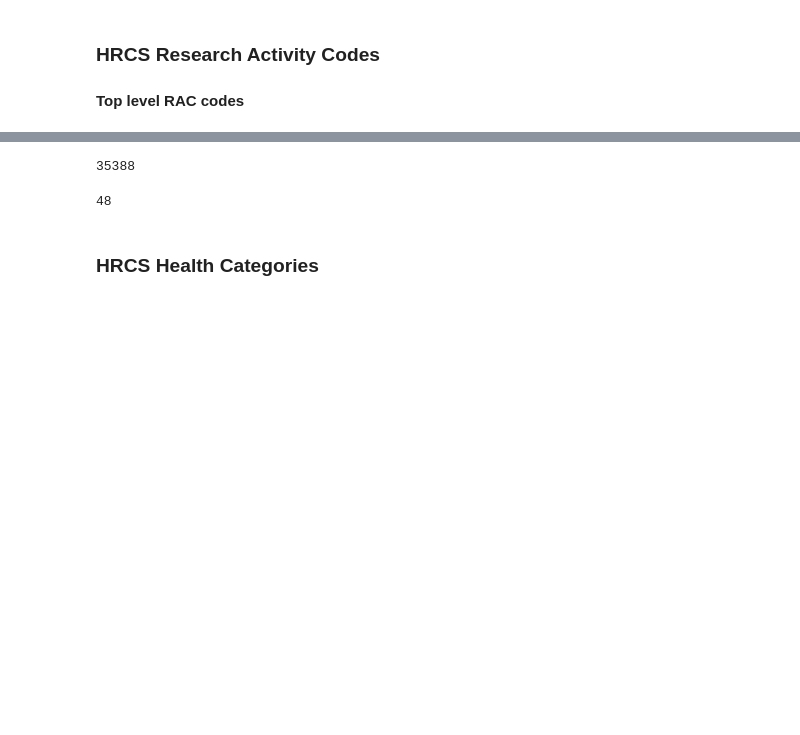
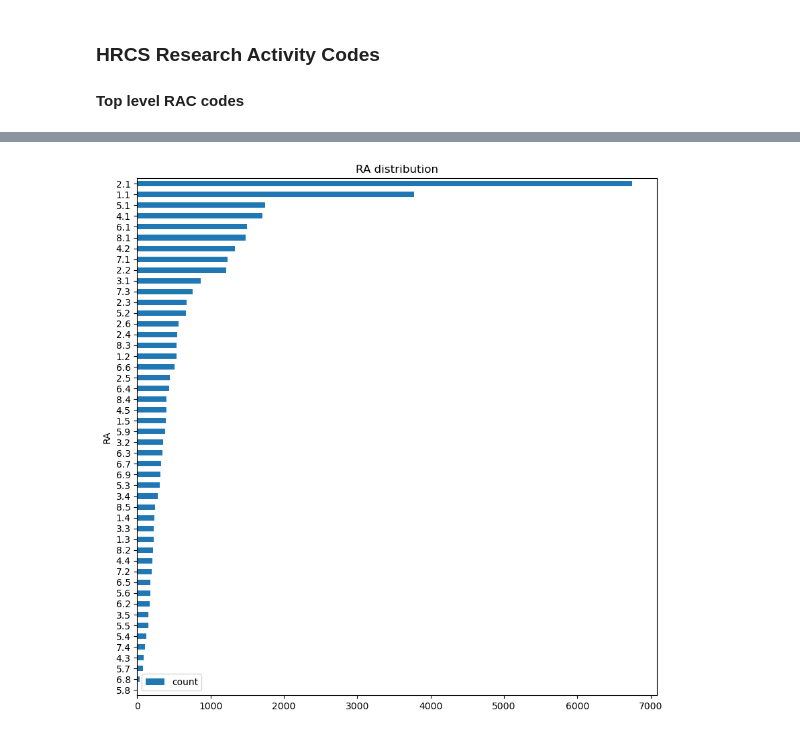
Before and after one commit to wellcometrust/grant_hrcs_tagger, a Jupyter notebook: notebooks/tag_overview.ipynb, the cells around one changed output, grey strips where cells are left out. Drawn from its saved outputs; the diff is of its cells as text; code cells hidden in the pictures; blank space fills up the shorter version.

```diff
--- a/notebooks/tag_overview.ipynb
+++ b/notebooks/tag_overview.ipynb
@@ -8,6 +9,6 @@ pd.options.display.max_columns = None
 ### HRCS Research Activity Codes
 #### Top level RAC codes
 # %%
-ra_df = pd.read_parquet('../data/clean/ukhra_clean.parquet')
+ra_df = pd.read_parquet('../data/clean/clean.parquet')
 ra_df['count'] = 1
-ra_df.head()
+ra_df.head(10)
@@ -14,6 +27,13 @@ ra_df.head()
+# %%
+def plot_label_distribution(df, col):
+    ra_df_exploded = df.explode(col)
+    ra_counts = ra_df_exploded[[col, 'count']].copy()
+    ra_counts = ra_counts.groupby(col, as_index=False).sum()
+    # sort by count
+    ra_counts = ra_counts.sort_values('count', ascending=True)
+    ra_counts.plot(kind='barh', y='count', x=col, figsize=(10, 10))
+    plt.title(f'{col} distribution');
 # %%
-ra_df_exploded = ra_df.explode('RA')
+plot_label_distribution(ra_df, 'RA')
+# %% [output]
+[figure, added]
-# %%
-len(ra_df)
-# %% [output]
-35388
@@ -22,4 +39,0 @@ ra_df_exploded['RA'].value_counts()[0:20]
-# %%
-ra_df_exploded['RA'].nunique()
-# %% [output]
-48
@@ -32,2 +39,0 @@ ra_counts.plot(kind='barh', y='count', x='RA', figsize=(10, 10));
-# %% [markdown]
-### HRCS Health Categories
```
Also changed, not shown: parts of 13 cells of this notebook.
